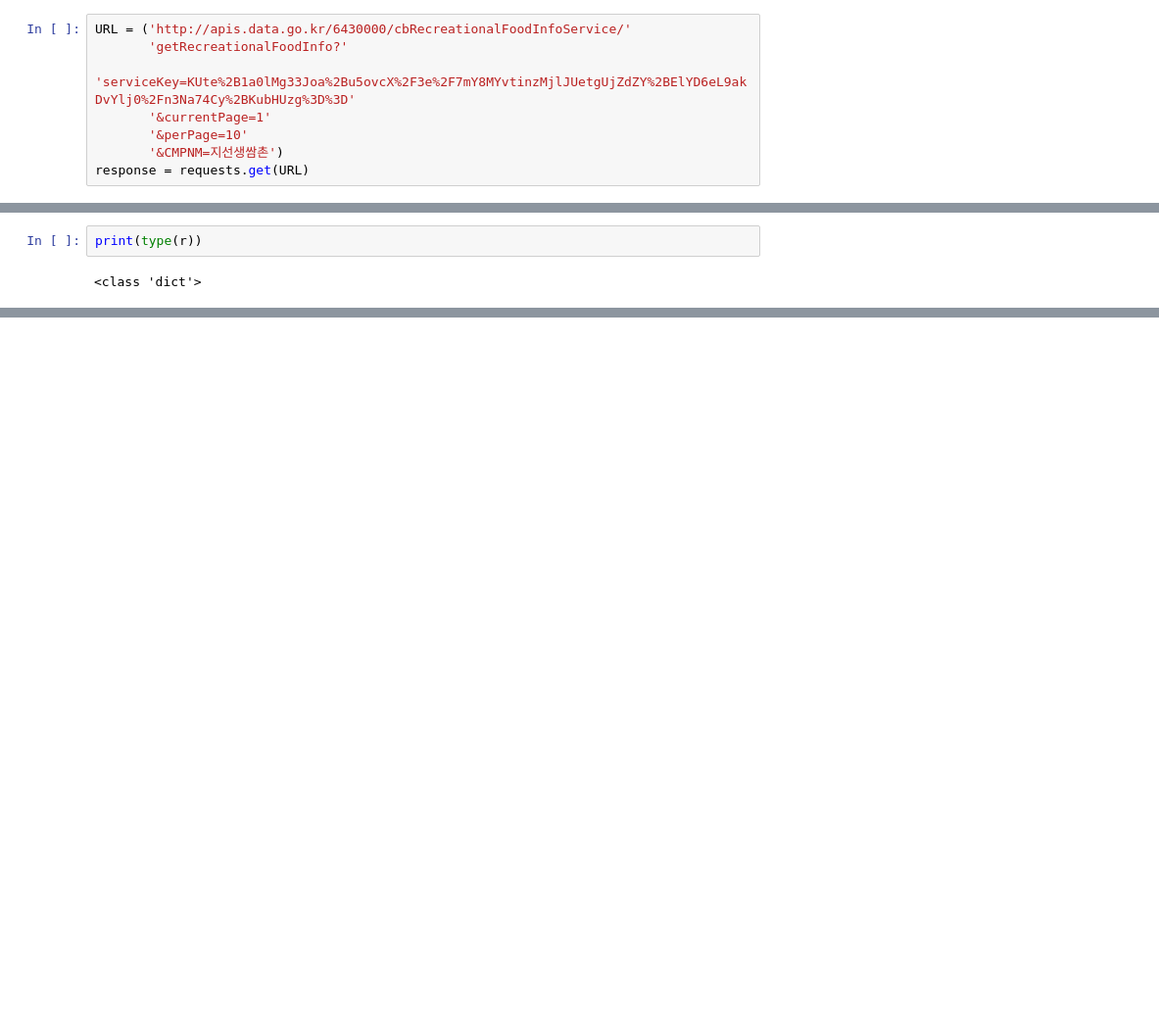
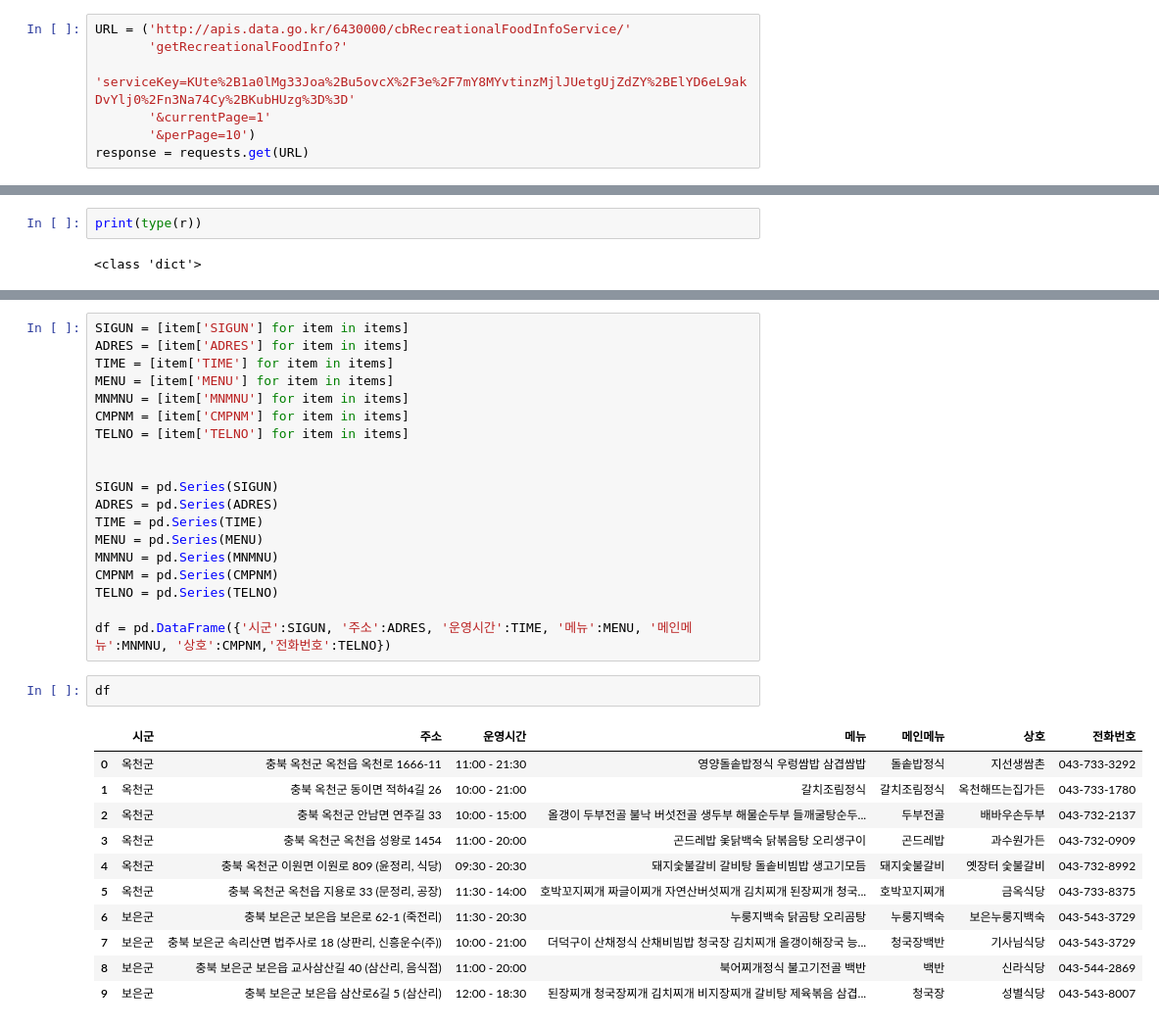
Before and after one commit to hyesuun/class2022Spring, a Jupyter notebook: 20220328.ipynb, the cells around one changed output, grey strips where cells are left out. Shown at 98% size. Drawn from its saved outputs; the diff is of its cells as text; blank space fills up the shorter version.

```diff
--- a/20220328.ipynb
+++ b/20220328.ipynb
@@ -7,8 +8,7 @@ URL = ('http://apis.data.go.kr/6430000/cbRecreationalFoodInfoService/'
        'getRecreationalFoodInfo?'
        'serviceKey=KUte%2B1a0lMg33Joa%2Bu5ovcX%2F3e%2F7mY8MYvtinzMjlJUetgUjZdZY%2BElYD6eL9akDvYlj0%2Fn3Na74Cy%2BKubHUzg%3D%3D'
        '&currentPage=1'
-       '&perPage=10'
-       '&CMPNM=지선생쌈촌')
+       '&perPage=10')
 response = requests.get(URL)
 # %%
 response
@@ -43,0 +58,33 @@ items = r['body']
+# %%
+SIGUN = [item['SIGUN'] for item in items]
+ADRES = [item['ADRES'] for item in items]
+TIME = [item['TIME'] for item in items]
+MENU = [item['MENU'] for item in items]
+MNMNU = [item['MNMNU'] for item in items]
+CMPNM = [item['CMPNM'] for item in items]
+TELNO = [item['TELNO'] for item in items]
+
+
+SIGUN = pd.Series(SIGUN)
+ADRES = pd.Series(ADRES)
+TIME = pd.Series(TIME)
+MENU = pd.Series(MENU)
+MNMNU = pd.Series(MNMNU)
+CMPNM = pd.Series(CMPNM)
+TELNO = pd.Series(TELNO)
+
+df = pd.DataFrame({'시군':SIGUN, '주소':ADRES, '운영시간':TIME, '메뉴':MENU, '메인메뉴':MNMNU, '상호':CMPNM,'전화번호':TELNO})
+# %%
+df
+# %% [output]
+|  | 시군 | 주소 | 운영시간 | 메뉴 | 메인메뉴 | 상호 | 전화번호 |
+| 0 | 옥천군 | 충북 옥천군 옥천읍 옥천로 1666-11 | 11:00 - 21:30 | 영양돌솥밥정식 우렁쌈밥 삼겹쌈밥 | 돌솥밥정식 | 지선생쌈촌 | 043-733-3292 |
+| 1 | 옥천군 | 충북 옥천군 동이면 적하4길 26 | 10:00 - 21:00 | 갈치조림정식 | 갈치조림정식 | 옥천해뜨는집가든 | 043-733-1780 |
+| 2 | 옥천군 | 충북 옥천군 안남면 연주길 33 | 10:00 - 15:00 | 올갱이 두부전골 불낙 버섯전골 생두부 해물순두부 들깨굴탕순두... | 두부전골 | 배바우손두부 | 043-732-2137 |
+| 3 | 옥천군 | 충북 옥천군 옥천읍 성왕로 1454 | 11:00 - 20:00 | 곤드레밥 옻닭백숙 닭볶음탕 오리생구이 | 곤드레밥 | 과수원가든 | 043-732-0909 |
+| 4 | 옥천군 | 충북 옥천군 이원면 이원로 809 (윤정리, 식당) | 09:30 - 20:30 | 돼지숯불갈비 갈비탕 돌솥비빔밥 생고기모듬 | 돼지숯불갈비 | 옛장터 숯불갈비 | 043-732-8992 |
+| 5 | 옥천군 | 충북 옥천군 옥천읍 지용로 33 (문정리, 공장) | 11:30 - 14:00 | 호박꼬지찌개 짜글이찌개 자연산버섯찌개 김치찌개 된장찌개 청국... | 호박꼬지찌개 | 금옥식당 | 043-733-8375 |
+| 6 | 보은군 | 충북 보은군 보은읍 보은로 62-1 (죽전리) | 11:30 - 20:30 | 누룽지백숙 닭곰탕 오리곰탕 | 누룽지백숙 | 보은누룽지백숙 | 043-543-3729 |
+| 7 | 보은군 | 충북 보은군 속리산면 법주사로 18 (상판리, 신흥운수(주)) | 10:00 - 21:00 | 더덕구이 산채정식 산채비빔밥 청국장 김치찌개 올갱이해장국 능... | 청국장백반 | 기사님식당 | 043-543-3729 |
+| 8 | 보은군 | 충북 보은군 보은읍 교사삼산길 40 (삼산리, 음식점) | 11:00 - 20:00 | 북어찌개정식 불고기전골 백반 | 백반 | 신라식당 | 043-544-2869 |
+| 9 | 보은군 | 충북 보은군 보은읍 삼산로6길 5 (삼산리) | 12:00 - 18:30 | 된장찌개 청국장찌개 김치찌개 비지장찌개 갈비탕 제육볶음 삼겹... | 청국장 | 성별식당 | 043-543-8007 |
```
Also changed, not shown: parts of 4 cells of this notebook.
